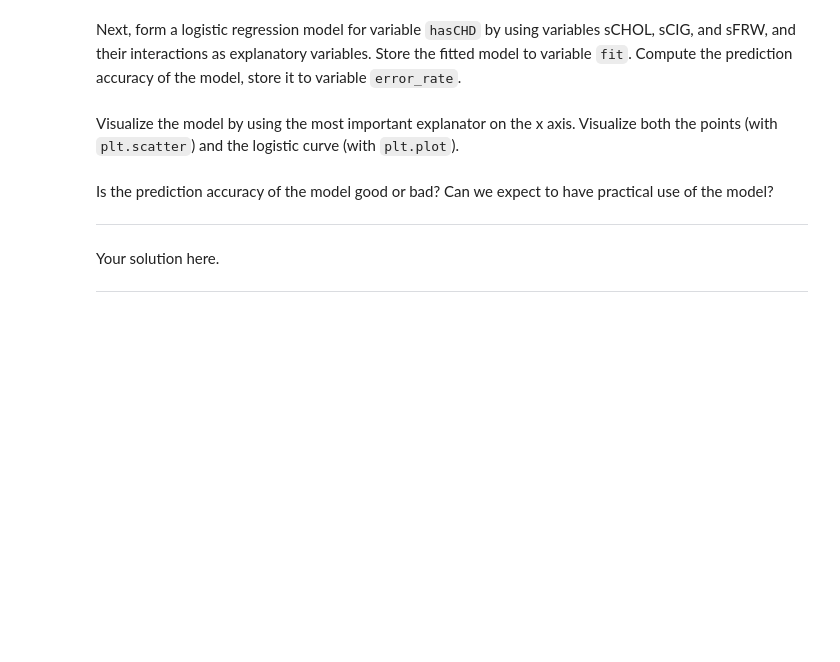
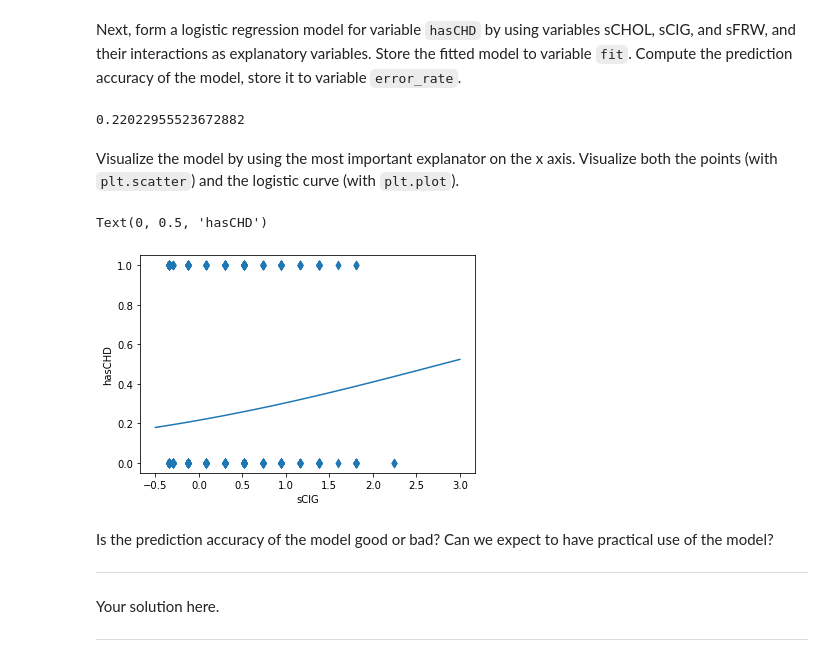
Before and after one commit to ngoubou/data_analysis_python_helsinki, a Jupyter notebook: week7_project/1_project_notebook_regression_analysis.ipynb, the cells around one changed output. Cells and saved outputs as stored; diff of their text form; code cells hidden in the pictures; blank space fills up the shorter version.

```diff
--- a/week7_project/1_project_notebook_regression_analysis.ipynb
+++ b/week7_project/1_project_notebook_regression_analysis.ipynb
@@ -293,3 +290,12 @@ Next, form a logistic regression model for variable `hasCHD` by using variables
+# %%
+# exercise 15
+# Put your solution here!
+fit = smf.glm(formula="hasCHD ~ sCHOL + sCIG + sFRW + sCHOL:sCIG + sCHOL:sFRW + sCIG:sFRW", data=fram, family=sm.families.Binomial()).fit()
+#fram.HIGH_BP.describe()
+error_rate = np.mean(((fit.fittedvalues < 0.5) & fram.hasCHD) | ((fit.fittedvalues > 0.5) & ~fram.hasCHD))
+error_rate
+# %% [output]
+0.22022955523672882
 # %% [markdown]
 Visualize the model by using the most important explanator on the x axis. Visualize both the points (with `plt.scatter`)
 and the logistic curve (with `plt.plot`).
@@ -301,3 +302,18 @@ def logistic(x):
+# %%
+# exercise 16
+def logistic(x):
+    return 1.0 / (1.0 + np.exp(-x))
+# Put your solution here!
+#fit = smf.glm(formula="hasCHD ~ sCHOL + sCIG + sFRW + sCHOL:sCIG + sCHOL:sFRW + sCIG:sFRW", data=fram, family=sm.families.Binomial()).fit()
+#p = fit.params
+plt.scatter(fram.sCIG, fram.hasCHD, marker="d")
+X=np.linspace(-0.5, 3, 100)
+plt.plot(X, logistic(X*fit.params.sCIG + fit.params.Intercept))
+plt.xlabel("sCIG")
+plt.ylabel("hasCHD")
+# %% [output]
+Text(0, 0.5, 'hasCHD')
+[figure, added]
 # %% [markdown]
 Is the prediction accuracy of the model good or bad? Can we expect to have practical use of the model?
 ***
```
Also changed, not shown: parts of 4 cells of this notebook.
